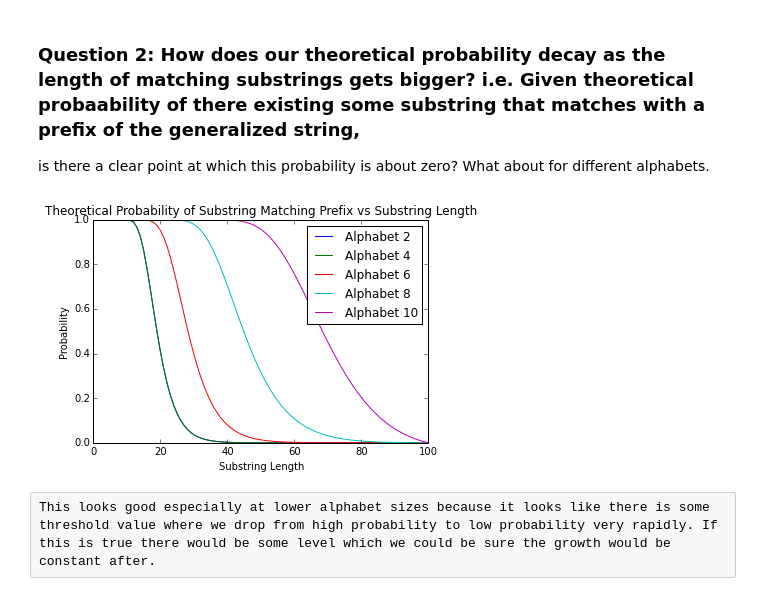
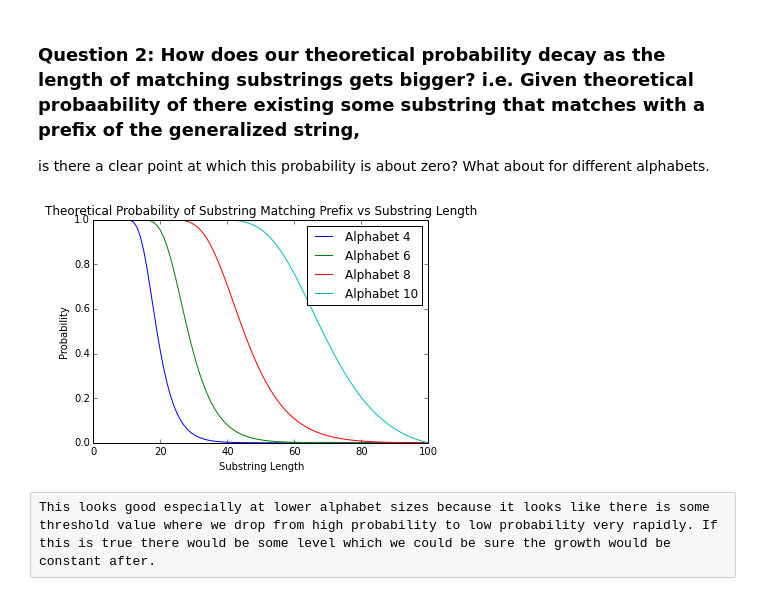
Before and after one commit to IanChar/AutomataGrowth, a Jupyter notebook: aho_merging/SubstringAnalysis.ipynb, the cells around one changed output. Drawn from its saved outputs; the diff is of its cells as text; code cells hidden in the pictures.

```diff
--- a/aho_merging/SubstringAnalysis.ipynb
+++ b/aho_merging/SubstringAnalysis.ipynb
@@ -40,21 +42,21 @@ plt.show()
 is there a clear point at which this probability is about zero? What about for different alphabets.
 # %%
 STRING_LENGTH = 100
-ALPH_SIZES = [2, 4, 6, 8, 10]
+ALPH_SIZES = [4, 6, 8, 10]
 # Assemble the datapoints for each alphabet size.
 probs = [[] for _ in range(len(ALPH_SIZES))]
 for alph_index, alph_size in enumerate(ALPH_SIZES):
     for sub_len in range(STRING_LENGTH + 1):
         probs[alph_index].append(substrings.get_theoretical_substring_prob(sub_len, alph_size, STRING_LENGTH))
 # Plot the computed datapoints.
 for alph_index, alph_size in enumerate(ALPH_SIZES):
     plt.plot(range(STRING_LENGTH + 1), probs[alph_index], label=('Alphabet ' + str(alph_size)))
 plt.legend(loc='upper right')
 plt.title('Theoretical Probability of Substring Matching Prefix vs Substring Length')
 plt.xlabel('Substring Length')
 plt.ylabel('Probability')
 plt.show()
 # %% [output]
-[figure, old version]
+[figure, new version]
 # %% [raw]
 This looks good especially at lower alphabet sizes because it looks like there is some threshold value where we drop from high probability to low probability very rapidly. If this is true there would be some level which we could be sure the growth would be constant after.
```
Also changed, not shown: parts of 5 cells of this notebook.
